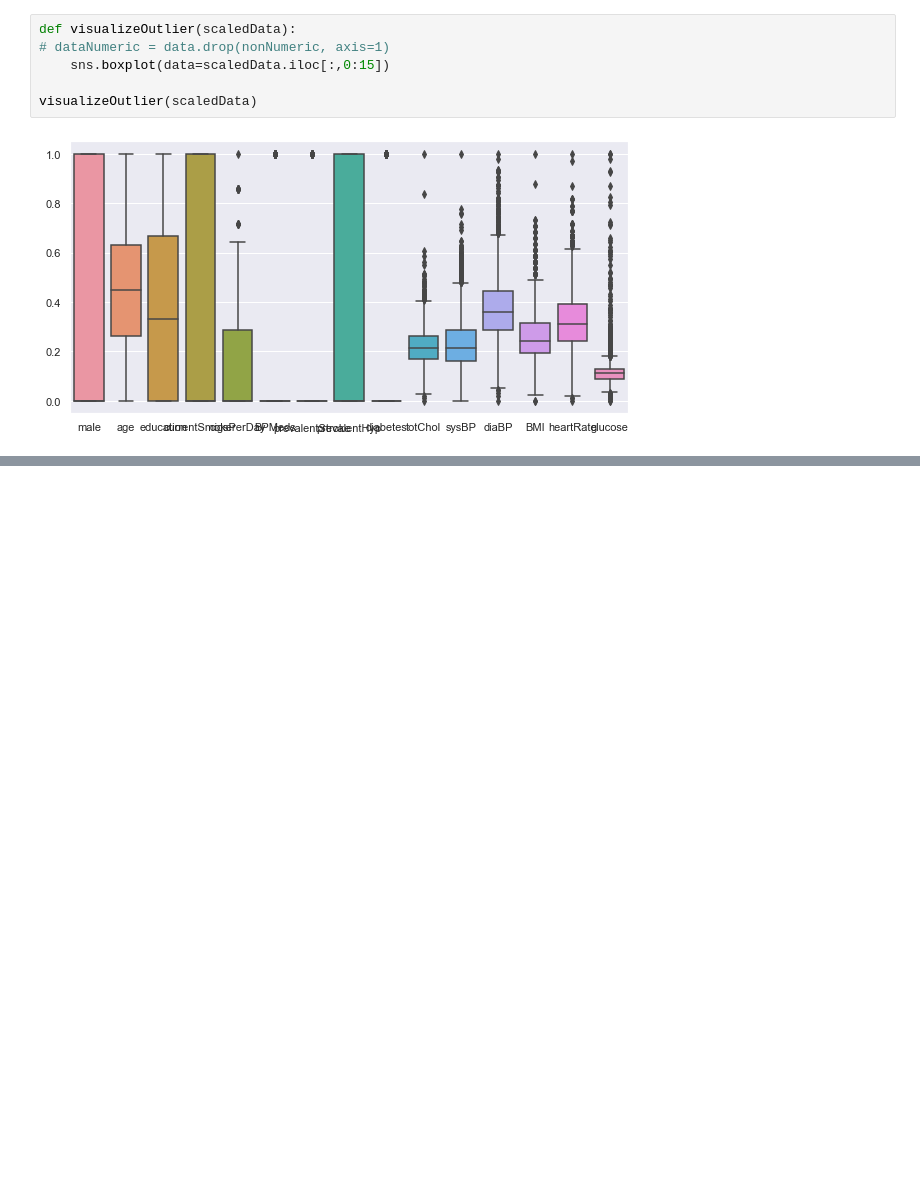
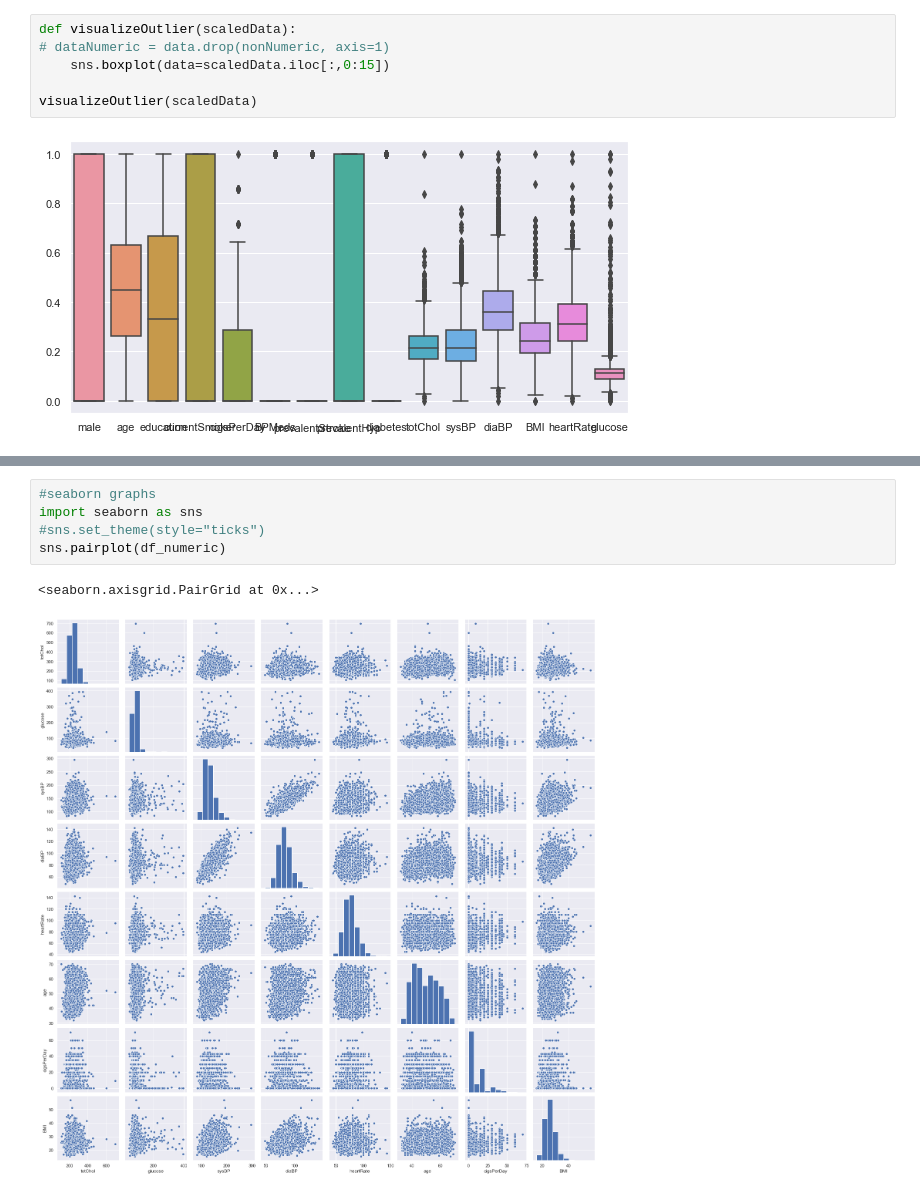
Before and after one commit to bitspilanigroup2/heartdisease, a Jupyter notebook: notebooks/1.0-lalitha-initial-data-exploration.ipynb, the cells around one changed output, grey strips where cells are left out. Cells and saved outputs as stored; diff of their text form; blank space fills up the shorter version.

```diff
--- a/notebooks/1.0-lalitha-initial-data-exploration.ipynb
+++ b/notebooks/1.0-lalitha-initial-data-exploration.ipynb
@@ -519,0 +659,8 @@ Estimated number of noise points: 140
+# %%
+#seaborn graphs
+import seaborn as sns
+#sns.set_theme(style="ticks")
+sns.pairplot(df_numeric)
+# %% [output]
+<seaborn.axisgrid.PairGrid at 0x...>
+[figure, added]
```
Also changed, not shown: parts of 26 cells of this notebook.
